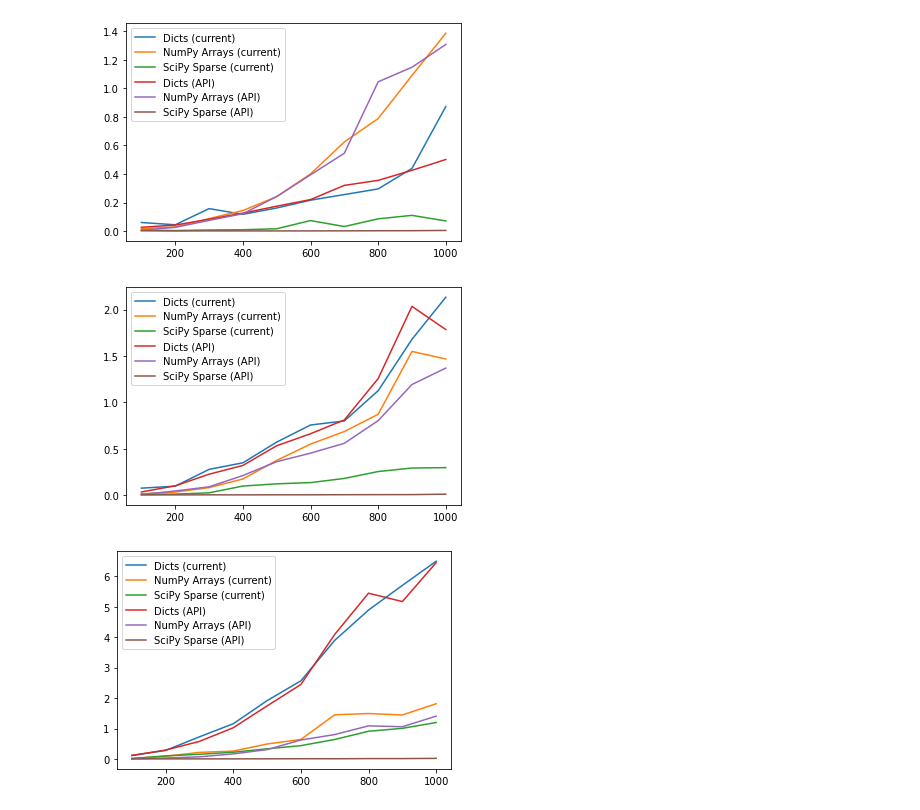
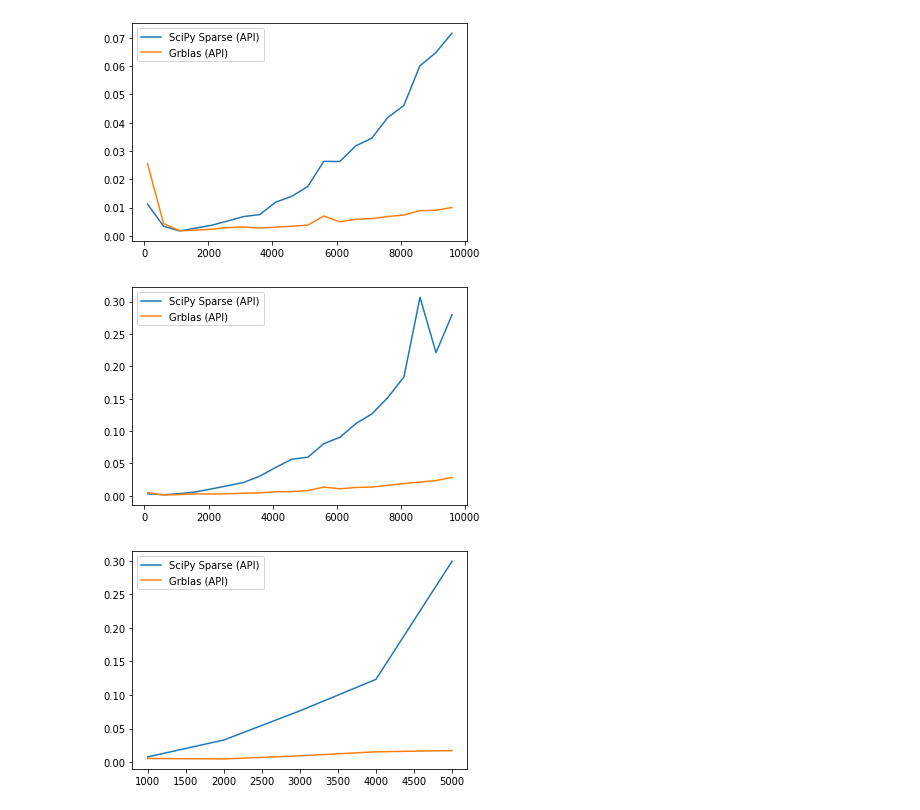
Before and after one commit to MridulS/nx-api-sandbox, a Jupyter notebook: plots.ipynb, the cells around one changed output. Drawn from its saved outputs; the diff is of its cells as text; code cells hidden in the pictures.

```diff
--- a/plots.ipynb
+++ b/plots.ipynb
@@ -2,22 +2,23 @@
 from timing import timeout
 # %%
 # Sparse Graph with density 0.05
-total_nodes = 1100
+total_nodes = 10_000
+jumps = 500
 p = 0.05
-timeout(p, total_nodes)
+timeout(p, total_nodes, jumps)
 # %% [output]
-[figure, old version]
+[figure, new version]
 # %%
 # Graph with density 0.2
-total_nodes = 1100
 p = 0.2
-timeout(p, total_nodes)
+timeout(p, total_nodes, jumps)
 # %% [output]
-[figure, old version]
+[figure, new version]
 # %%
 # Dense Graph with density 0.8
-total_nodes = 1100
 p = 0.8
-timeout(p, total_nodes)
+total_nodes = 6_000
+jumps = 1_000
+timeout(p, total_nodes, jumps)
 # %% [output]
-[figure, old version]
+[figure, new version]
```
Also changed, not shown: parts of 3 cells of this notebook, 3 other files.
